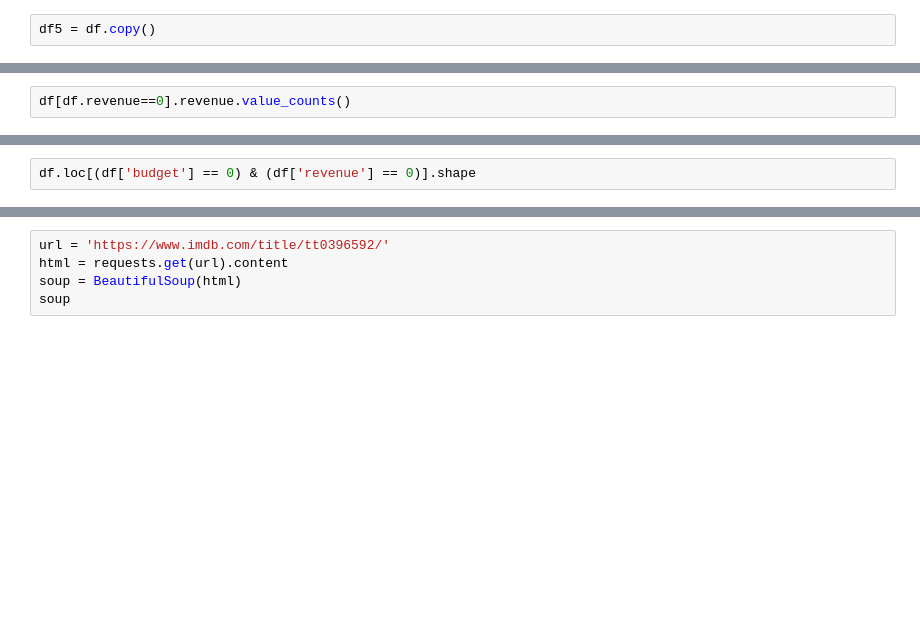
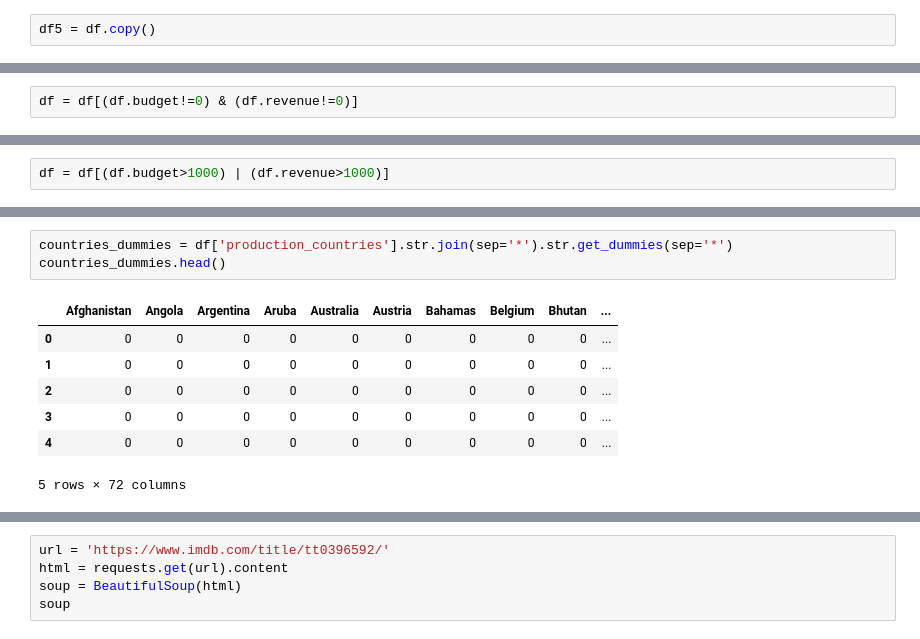
Before and after one commit to carlosmd14/datamad0119, a Jupyter notebook: final-project/project/main.ipynb, the cells around one changed output, grey strips where cells are left out. Saved outputs shown, nothing was run; the diff lists cells and outputs as text; blank space fills up the shorter version.

```diff
--- a/final-project/project/main.ipynb
+++ b/final-project/project/main.ipynb
@@ -574,2 +579,2 @@ df5 = df.copy()
 # %%
-df[df.revenue==0].revenue.value_counts()
+df = df[(df.budget!=0) & (df.revenue!=0)]
@@ -584,2 +581,2 @@ Name: revenue, dtype: int64
 # %%
-df.loc[(df['budget'] == 0) & (df['revenue'] == 0)].shape
+df = df[(df.budget>1000) | (df.revenue>1000)]
@@ -596,0 +620,11 @@ df.head()
+# %%
+countries_dummies = df['production_countries'].str.join(sep='*').str.get_dummies(sep='*')
+countries_dummies.head()
+# %% [output]
+|  | Afghanistan | Angola | Argentina | Aruba | Australia | Austria | Bahamas | Belgium | Bhutan | ... |
+| 0 | 0 | 0 | 0 | 0 | 0 | 0 | 0 | 0 | 0 | ... |
+| 1 | 0 | 0 | 0 | 0 | 0 | 0 | 0 | 0 | 0 | ... |
+| 2 | 0 | 0 | 0 | 0 | 0 | 0 | 0 | 0 | 0 | ... |
+| 3 | 0 | 0 | 0 | 0 | 0 | 0 | 0 | 0 | 0 | ... |
+| 4 | 0 | 0 | 0 | 0 | 0 | 0 | 0 | 0 | 0 | ... |
+5 rows × 72 columns
```
Also changed, not shown: parts of 15 cells of this notebook.
